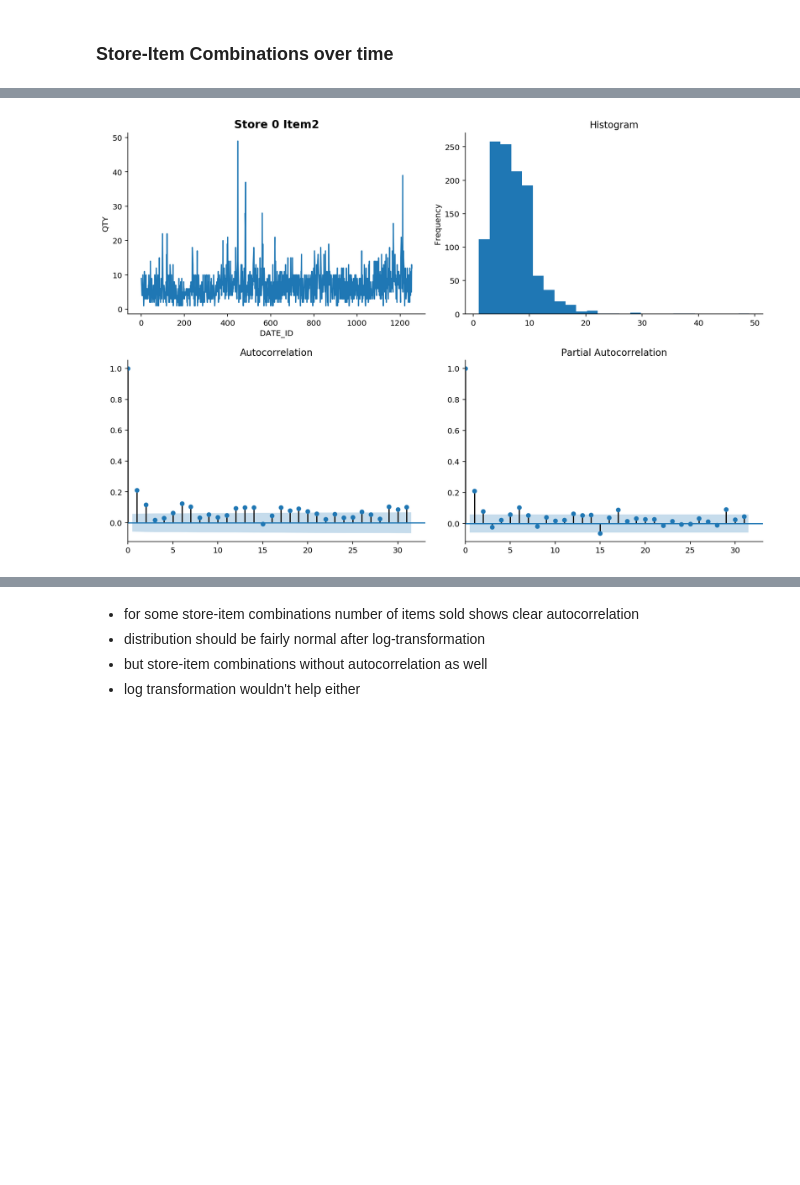
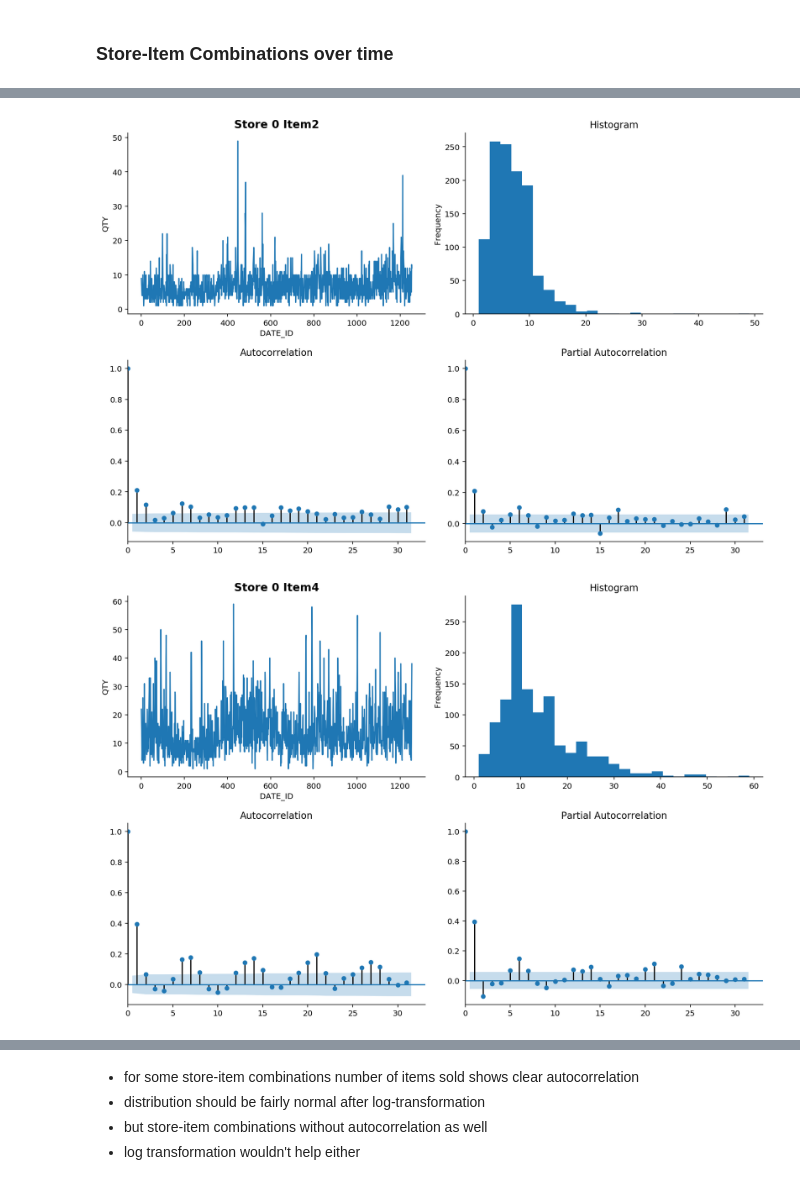
Before and after one commit to sekR4/pred_sale_01, a Jupyter notebook: notebooks/presentation_v0.ipynb, the cells around one changed output, grey strips where cells are left out. Cells and saved outputs as stored; diff of their text form; code cells hidden in the pictures; blank space fills up the shorter version.

```diff
--- a/notebooks/presentation_v0.ipynb
+++ b/notebooks/presentation_v0.ipynb
@@ -175,11 +171,12 @@ def tsplot(t,y, title, lags = None, figsize = (12,8)):
 # %% [markdown]
 ### Store-Item Combinations over time
 # %%
-for store in list(df.STORE_ID.unique())[:1]:
-    for item in list(df.ITEM_ID.unique())[:2]:
+for store in list(df.STORE_ID.unique())[:3]:
+    for item in list(df.ITEM_ID.unique())[:3]:
 
         selection = df[(df.STORE_ID == store) & (df.ITEM_ID == item)]
         tsplot(selection.DATE_ID,selection.QTY, 'Store {} Item{}'.format(int(store),int(item)))
 # %% [output]
 [figure]
 [figure]
+[figure, added]
```
Also changed, not shown: parts of 6 cells of this notebook.
